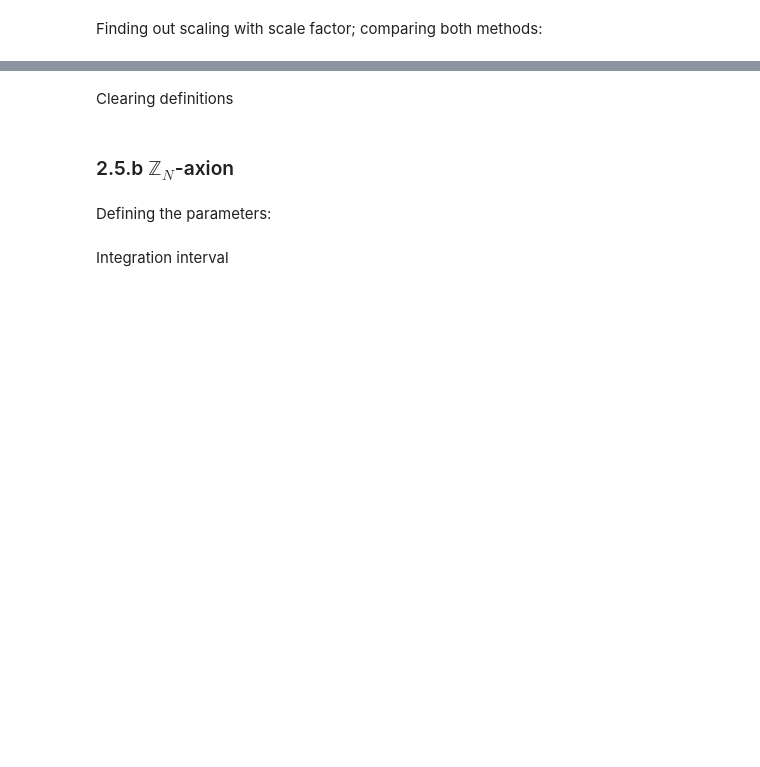
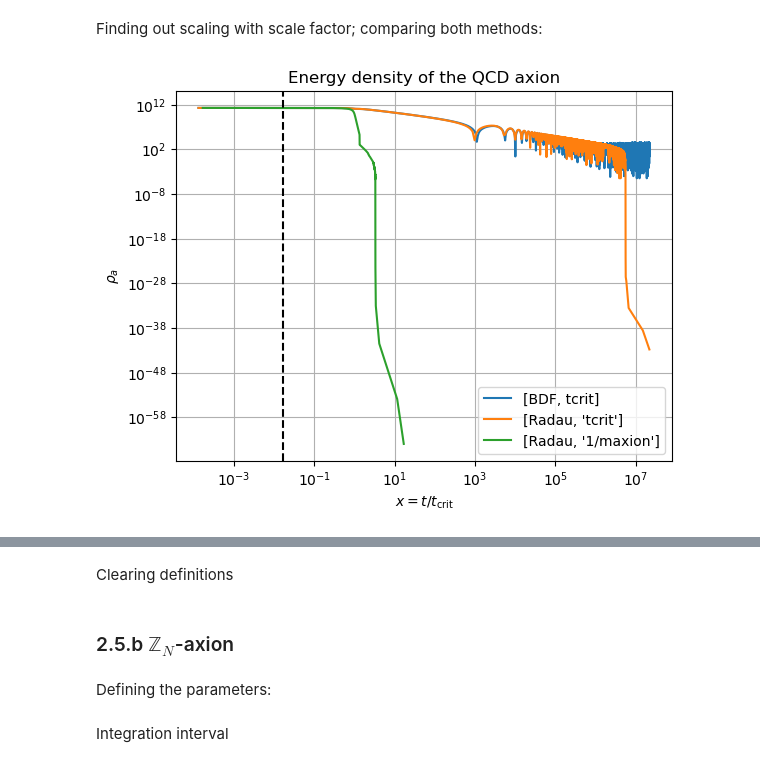
Before and after one commit to ManuelBuenAbad/axion_mcmc, a Jupyter notebook: axion_evol.ipynb, the cells around one changed output, grey strips where cells are left out. Saved outputs shown, nothing was run; the diff lists cells and outputs as text; code cells hidden in the pictures; blank space fills up the shorter version.

```diff
--- a/axion_evol.ipynb
+++ b/axion_evol.ipynb
@@ -1692,7 +1696,7 @@ N_test = np.inf # number of SM copies
 # %% [markdown]
 Integration interval
 # %%
-x_osc = find_x_interval('QCD', fa_test, epsphi_test, 1, 1)[0] # dimless oscillation time for QCD
+x_osc = find_x_interval('QCD', fa_test, epsphi_test, 1, 1)[1] # dimless oscillation time for QCD
 x_span = find_x_interval('QCD', fa_test, epsphi_test, 0.01, 1000) # dimless integration interval for QCD
 
 print("QCD: x_osc={:g}".format(x_osc))
@@ -1718,7 +1722,7 @@ sol3 = solve_axion_eom('QCD', 1.e13, epsphi_test, N_test, theta_ini, dtheta_ini,
 # %% [output]
 24.5 s ± 330 ms per loop (mean ± std. dev. of 7 runs, 1 loop each)
 # %%
-%%timeit
-sol3 = solve_axion_eom('QCD', fa_test, epsphi_test, N_test, theta_ini, dtheta_ini, x_span, p=8, small=1.e-6, time_units='1/maxion', method='Radau', atol=1.e-6, rtol=1.e-5) # solving QCD axion EOM w/ Radau method and x = t/tcrit
+# %%timeit
+sol3 = solve_axion_eom('QCD', fa_test, epsphi_test, N_test, theta_ini, dtheta_ini, x_span, p=8, small=1.e-6, time_units='tcrit', method='Radau', atol=1.e-4, rtol=1.e-3) # solving QCD axion EOM w/ Radau method and x = t/tcrit
 # %%
 print(len(sol3.t))
@@ -1790,15 +1804,17 @@ Finding out scaling with scale factor; comparing both methods:
 # %%
 plt.plot(sol1.t, rho_arr1, label=r"[BDF, tcrit]")
 plt.plot(sol2.t, rho_arr2, label=r"[Radau, 'tcrit']")
 plt.plot(sol3.t, rho_arr3, label=r"[Radau, '1/maxion']")
 plt.xlabel(r"$x = t/t_{\rm crit}$"), plt.xscale('log')
-plt.xlim(1.2, 1.21), plt.ylim(1.e7, 2.e7)
+# plt.xlim(1.2, 1.21), plt.ylim(1.e7, 2.e7)
 plt.ylabel(r"$\rho_a$"), plt.yscale('log')
 plt.axvline(x=x_osc, color='k', ls='--')
 plt.title("Energy density of the QCD axion")
 plt.legend()
 plt.grid()
 plt.show()
+# %% [output]
+[figure, added]
 # %%
 # as a function of t
 plt.plot(sol1.t, (rho_arr1/ rho_arr1[-1])*(sol1.t/sol1.t[-1])**(3/2), label=r"[BDF, tcrit]")
```
Also changed, not shown: parts of 40 cells of this notebook.
